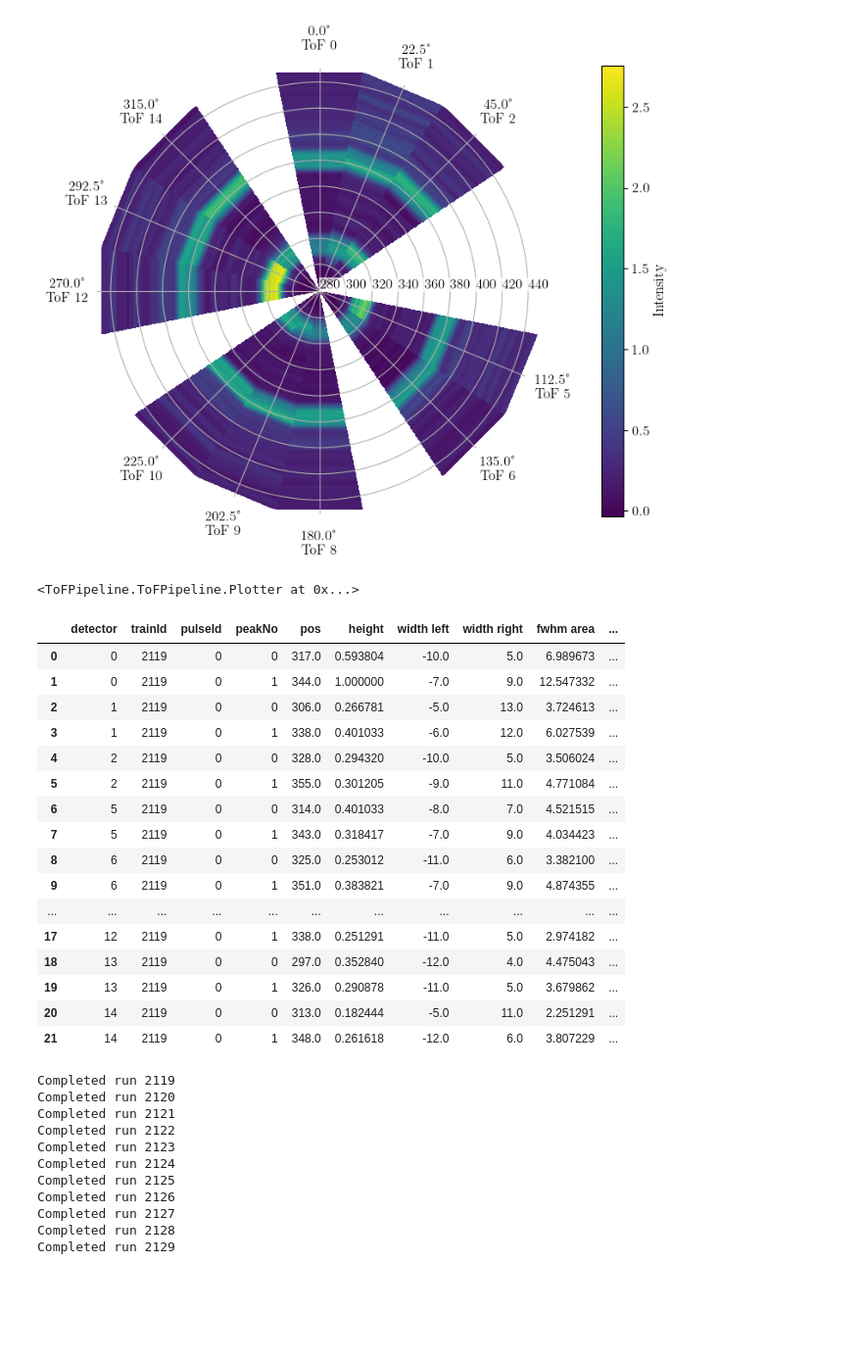
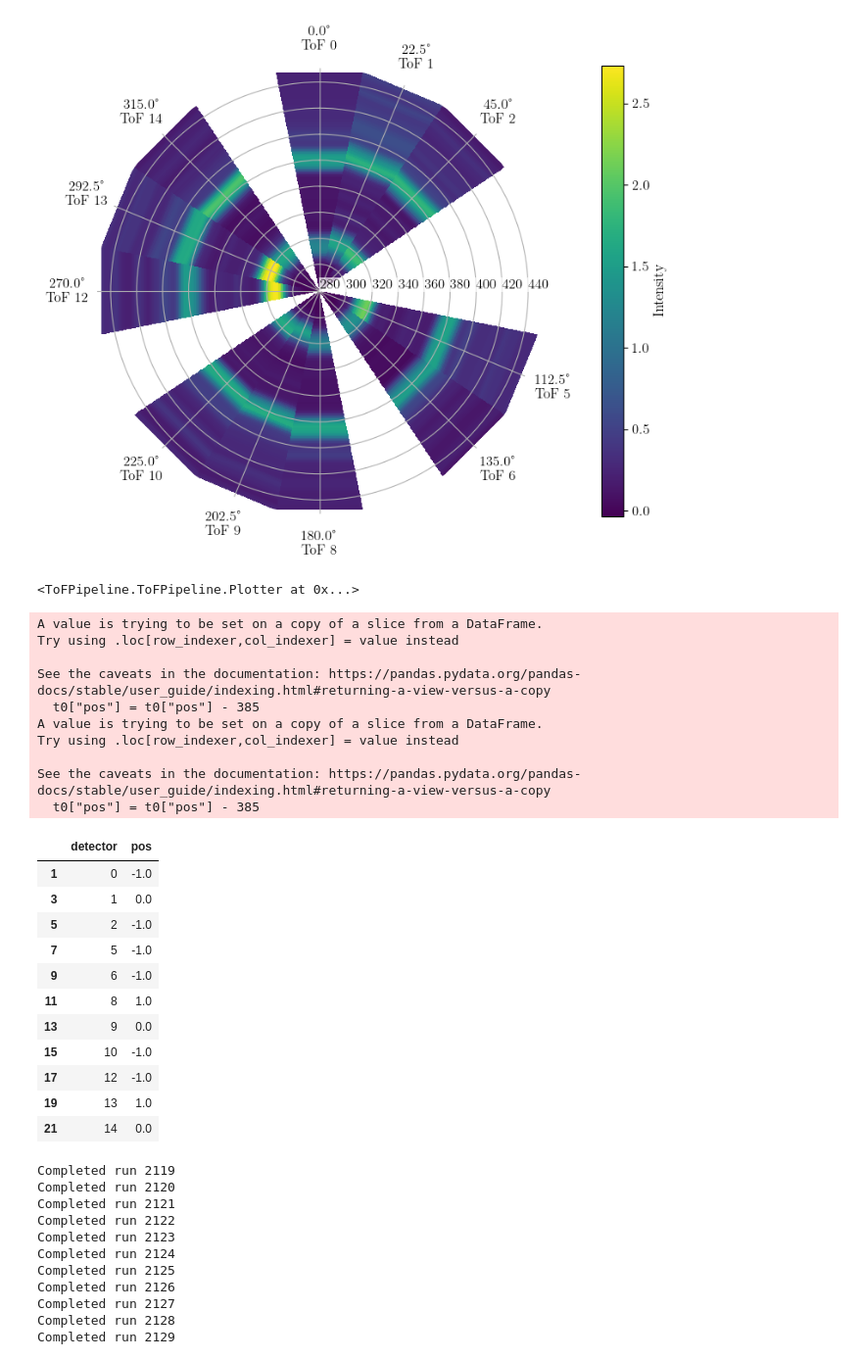
Before and after one commit to XAC-CFEL/PolScope, a Jupyter notebook: test.ipynb, the cells around one changed output. Shown at 98% size. Cells and saved outputs as stored; diff of their text form; code cells hidden in the pictures; blank space fills up the shorter version.

```diff
--- a/test.ipynb
+++ b/test.ipynb
@@ -19,7 +19,7 @@ mpl.rcParams.update({
 # %%
 importlib.reload(ToFPipeline)
 ToFPipeline.GlobalConfig.load("ToFPipeline/config.yaml")
-runNo=2244
+runNo=2119
 # %%
 raw = """
 > |Photon Energy|daq_run|Ugap|Ushift
@@ -251,33 +240,41 @@ results.results[results.results["peakNo"]==0]
 # %%
 importlib.reload(ToFPipeline)
 ToFPipeline.GlobalConfig.load("ToFPipeline/config.yaml")
 plotdata = ToFPipeline.NXSLoader("data").load(runNumbers=[2200]).defaultPreprocessing(baselineRegion=[0,10]).data
-stack = ToFPipeline.PeakFinder(plotdata).stack().tShift({1:6,2:-8,5:1,6:-7,8:7,9:5,7:-12,10:-7,12:10,13:23}).smooth().normalize()
+stack = ToFPipeline.PeakFinder(plotdata).stack().smooth().smooth().smooth().normalize()
+res = ToFPipeline.PeakFinder(plotdata).stack().smooth().smooth().smooth().normalize().process().dataframe()
 plotter = ToFPipeline.Plotter(data = stack.data)
 plotter.plot(transParam=calib,sampleMin=280, sampleMax=450, interpolate=False)
 # %% [output]
-[figure, old version]
+[figure, new version]
 <ToFPipeline.ToFPipeline.Plotter at 0x...>
 # %%
-results.results
+t0 = res.results[res.results["peakNo"] == 1]
+t0["pos"] = t0["pos"] - 385
+t0[["detector","pos"]]
 # %% [output]
+A value is trying to be set on a copy of a slice from a DataFrame.
+Try using .loc[row_indexer,col_indexer] = value instead
+
+See the caveats in the documentation: https://pandas.pydata.org/pandas-docs/stable/user_guide/indexing.html#returning-a-view-versus-a-copy
+  t0["pos"] = t0["pos"] - 385
+A value is trying to be set on a copy of a slice from a DataFrame.
+Try using .loc[row_indexer,col_indexer] = value instead
+
+See the caveats in the documentation: https://pandas.pydata.org/pandas-docs/stable/user_guide/indexing.html#returning-a-view-versus-a-copy
+  t0["pos"] = t0["pos"] - 385
-|  | detector | trainId | pulseId | peakNo | pos | height | width left | width right | fwhm area | ... |
-| 0 | 0 | 2119 | 0 | 0 | 317.0 | 0.593804 | -10.0 | 5.0 | 6.989673 | ... |
-| 1 | 0 | 2119 | 0 | 1 | 344.0 | 1.000000 | -7.0 | 9.0 | 12.547332 | ... |
-| 2 | 1 | 2119 | 0 | 0 | 306.0 | 0.266781 | -5.0 | 13.0 | 3.724613 | ... |
-| 3 | 1 | 2119 | 0 | 1 | 338.0 | 0.401033 | -6.0 | 12.0 | 6.027539 | ... |
-| 4 | 2 | 2119 | 0 | 0 | 328.0 | 0.294320 | -10.0 | 5.0 | 3.506024 | ... |
-| 5 | 2 | 2119 | 0 | 1 | 355.0 | 0.301205 | -9.0 | 11.0 | 4.771084 | ... |
-| 6 | 5 | 2119 | 0 | 0 | 314.0 | 0.401033 | -8.0 | 7.0 | 4.521515 | ... |
-| 7 | 5 | 2119 | 0 | 1 | 343.0 | 0.318417 | -7.0 | 9.0 | 4.034423 | ... |
-| 8 | 6 | 2119 | 0 | 0 | 325.0 | 0.253012 | -11.0 | 6.0 | 3.382100 | ... |
-| 9 | 6 | 2119 | 0 | 1 | 351.0 | 0.383821 | -7.0 | 9.0 | 4.874355 | ... |
-| ... | ... | ... | ... | ... | ... | ... | ... | ... | ... | ... |
-| 17 | 12 | 2119 | 0 | 1 | 338.0 | 0.251291 | -11.0 | 5.0 | 2.974182 | ... |
-| 18 | 13 | 2119 | 0 | 0 | 297.0 | 0.352840 | -12.0 | 4.0 | 4.475043 | ... |
-| 19 | 13 | 2119 | 0 | 1 | 326.0 | 0.290878 | -11.0 | 5.0 | 3.679862 | ... |
-| 20 | 14 | 2119 | 0 | 0 | 313.0 | 0.182444 | -5.0 | 11.0 | 2.251291 | ... |
-| 21 | 14 | 2119 | 0 | 1 | 348.0 | 0.261618 | -12.0 | 6.0 | 3.807229 | ... |
+|  | detector | pos |
+| 1 | 0 | -1.0 |
+| 3 | 1 | 0.0 |
+| 5 | 2 | -1.0 |
+| 7 | 5 | -1.0 |
+| 9 | 6 | -1.0 |
+| 11 | 8 | 1.0 |
+| 13 | 9 | 0.0 |
+| 15 | 10 | -1.0 |
+| 17 | 12 | -1.0 |
+| 19 | 13 | 1.0 |
+| 21 | 14 | 0.0 |
 # %%
 import numpy as np
 values=[]
```
Also changed, not shown: parts of 19 cells of this notebook, 5 other files.
